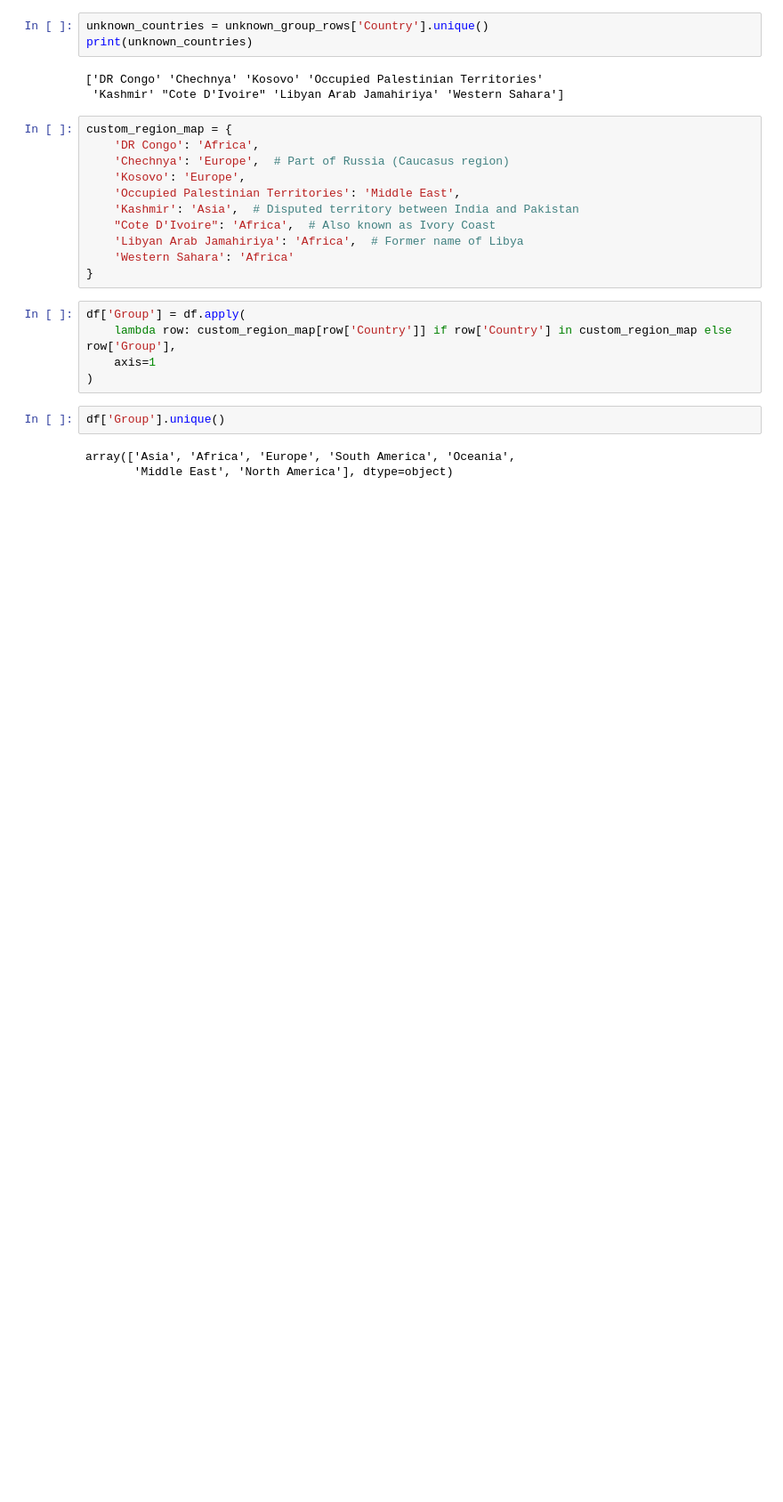
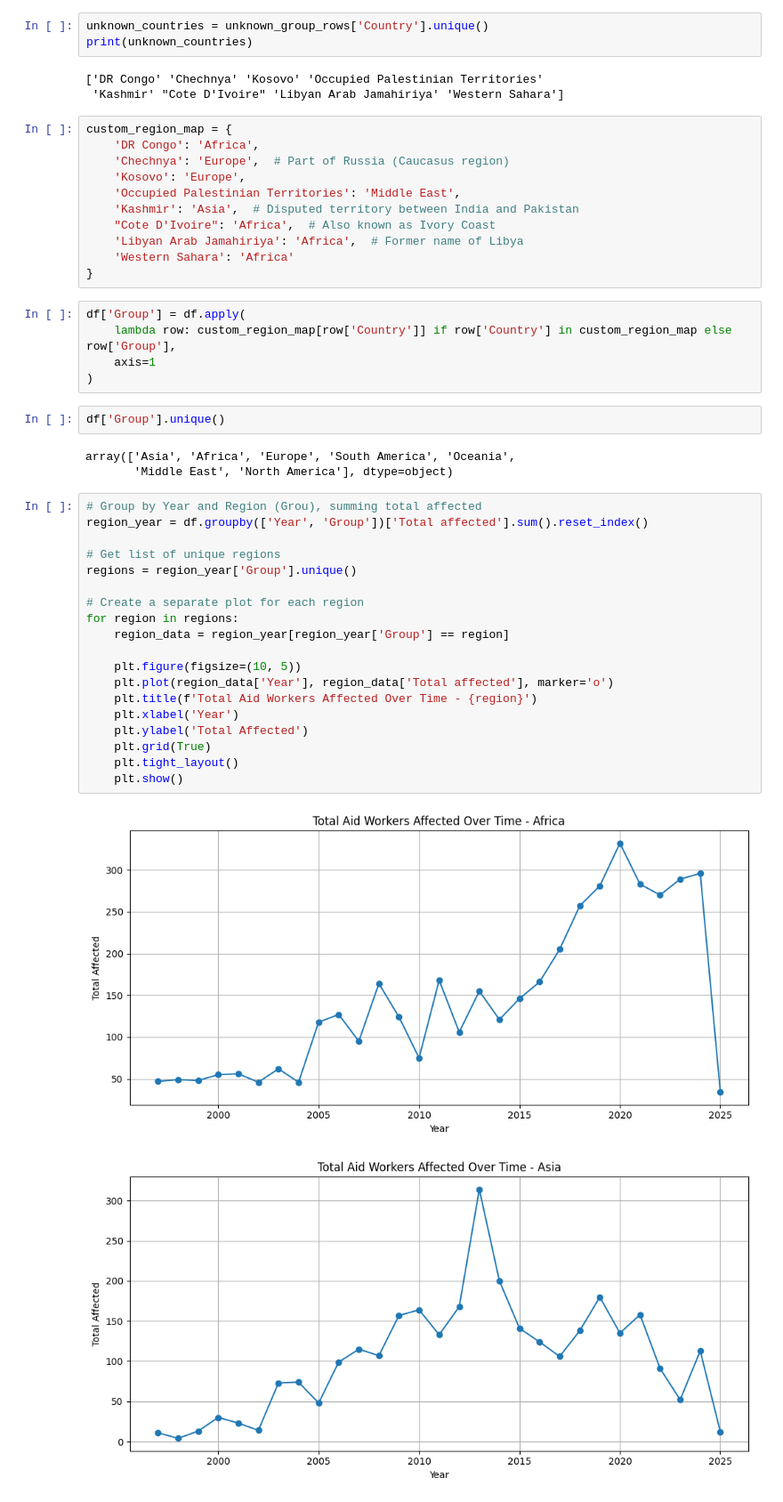
Before and after one commit to NandiniKodali988/Scholarship, a Jupyter notebook: code/eda.ipynb, the cells around one changed output. Shown: that part at 89% size. Saved outputs shown, nothing was run; the diff lists cells and outputs as text; blank space fills up the shorter version.

Commit message:
group wise affected plots

```diff
--- a/code/eda.ipynb
+++ b/code/eda.ipynb
@@ -155,3 +155,25 @@ df['Group'].unique()
 # %% [output]
 array(['Asia', 'Africa', 'Europe', 'South America', 'Oceania',
        'Middle East', 'North America'], dtype=object)
+# %%
+# Group by Year and Region (Grou), summing total affected
+region_year = df.groupby(['Year', 'Group'])['Total affected'].sum().reset_index()
+
+# Get list of unique regions
+regions = region_year['Group'].unique()
+
+# Create a separate plot for each region
+for region in regions:
+    region_data = region_year[region_year['Group'] == region]
+
+    plt.figure(figsize=(10, 5))
+    plt.plot(region_data['Year'], region_data['Total affected'], marker='o')
+    plt.title(f'Total Aid Workers Affected Over Time - {region}')
+    plt.xlabel('Year')
+    plt.ylabel('Total Affected')
+    plt.grid(True)
+    plt.tight_layout()
+    plt.show()
+# %% [output]
+[figure, added]
+[figure, added]
```
Also changed, not shown: parts of 1 cell of this notebook.
